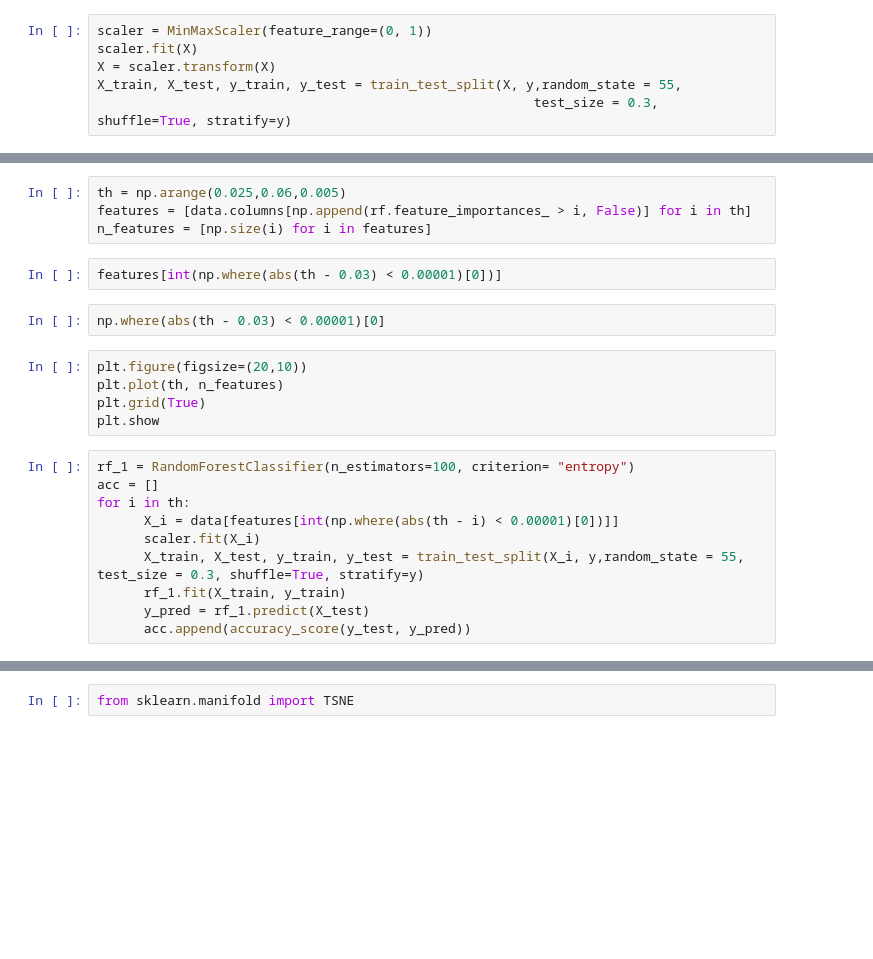
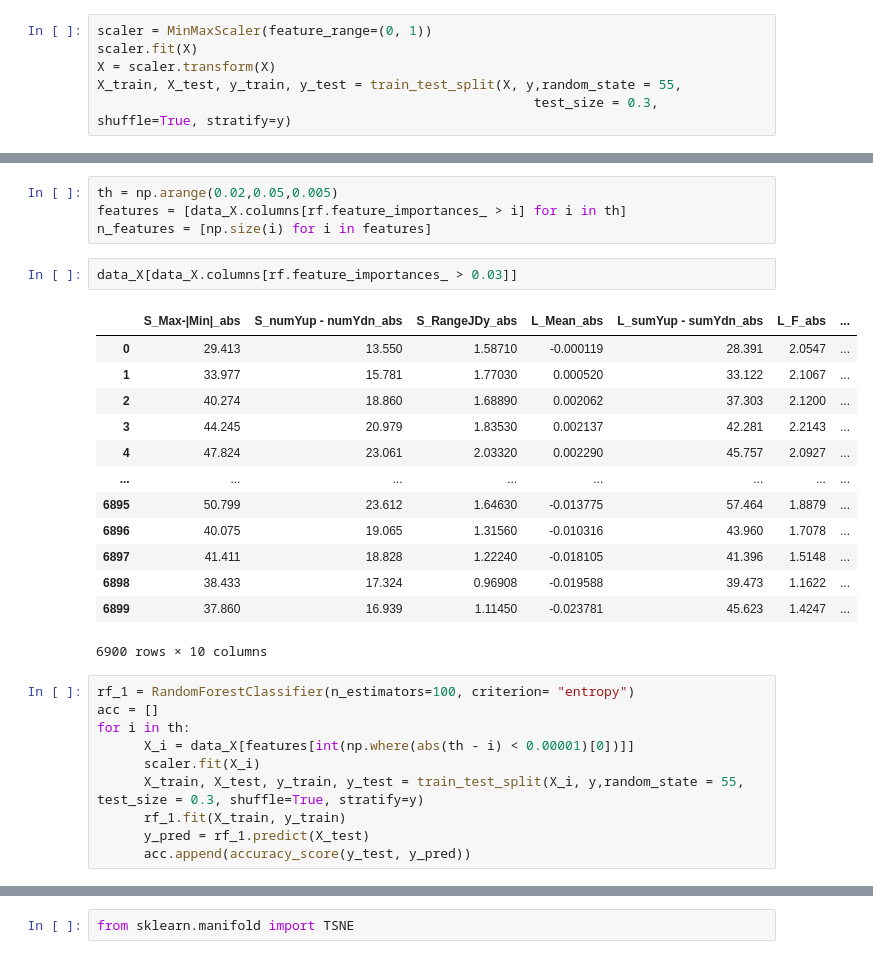
Before and after one commit to a1kayda/RF_fingerprinting, a Jupyter notebook: main.ipynb, the cells around one changed output, grey strips where cells are left out. Cells and saved outputs as stored; diff of their text form; blank space fills up the shorter version.

```diff
--- a/main.ipynb
+++ b/main.ipynb
@@ -87,21 +133,28 @@ plt.show
 # %%
-th = np.arange(0.025,0.06,0.005)
-features = [data.columns[np.append(rf.feature_importances_ > i, False)] for i in th]
+th = np.arange(0.02,0.05,0.005)
+features = [data_X.columns[rf.feature_importances_ > i] for i in th]
 n_features = [np.size(i) for i in features]
-# %%
-features[int(np.where(abs(th - 0.03) < 0.00001)[0])]
-# %%
-np.where(abs(th - 0.03) < 0.00001)[0]
-# %%
-plt.figure(figsize=(20,10))
-plt.plot(th, n_features)
-plt.grid(True)
-plt.show
+# %%
+data_X[data_X.columns[rf.feature_importances_ > 0.03]]
+# %% [output]
+|  | S_Max-|Min|_abs | S_numYup - numYdn_abs | S_RangeJDy_abs | L_Mean_abs | L_sumYup - sumYdn_abs | L_F_abs | ... |
+| 0 | 29.413 | 13.550 | 1.58710 | -0.000119 | 28.391 | 2.0547 | ... |
+| 1 | 33.977 | 15.781 | 1.77030 | 0.000520 | 33.122 | 2.1067 | ... |
+| 2 | 40.274 | 18.860 | 1.68890 | 0.002062 | 37.303 | 2.1200 | ... |
+| 3 | 44.245 | 20.979 | 1.83530 | 0.002137 | 42.281 | 2.2143 | ... |
+| 4 | 47.824 | 23.061 | 2.03320 | 0.002290 | 45.757 | 2.0927 | ... |
+| ... | ... | ... | ... | ... | ... | ... | ... |
+| 6895 | 50.799 | 23.612 | 1.64630 | -0.013775 | 57.464 | 1.8879 | ... |
+| 6896 | 40.075 | 19.065 | 1.31560 | -0.010316 | 43.960 | 1.7078 | ... |
+| 6897 | 41.411 | 18.828 | 1.22240 | -0.018105 | 41.396 | 1.5148 | ... |
+| 6898 | 38.433 | 17.324 | 0.96908 | -0.019588 | 39.473 | 1.1622 | ... |
+| 6899 | 37.860 | 16.939 | 1.11450 | -0.023781 | 45.623 | 1.4247 | ... |
+6900 rows × 10 columns
 # %%
 rf_1 = RandomForestClassifier(n_estimators=100, criterion= "entropy")
 acc = []
 for i in th:
-      X_i = data[features[int(np.where(abs(th - i) < 0.00001)[0])]]
+      X_i = data_X[features[int(np.where(abs(th - i) < 0.00001)[0])]]
       scaler.fit(X_i)
       X_train, X_test, y_train, y_test = train_test_split(X_i, y,random_state = 55, test_size = 0.3, shuffle=True, stratify=y)
       rf_1.fit(X_train, y_train)
```
Also changed, not shown: parts of 25 cells of this notebook.
